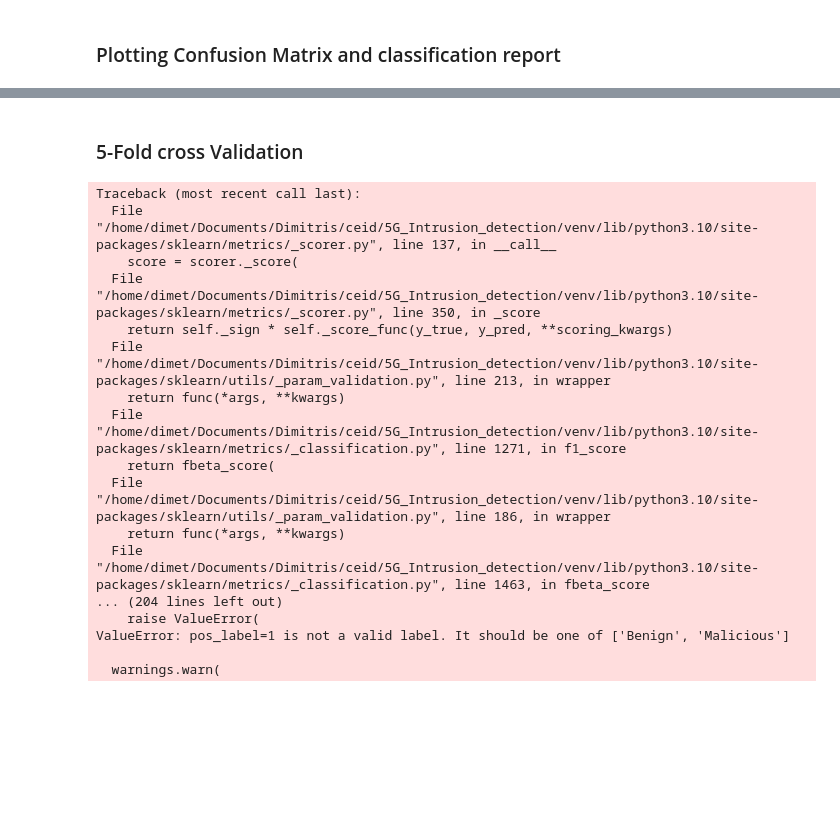
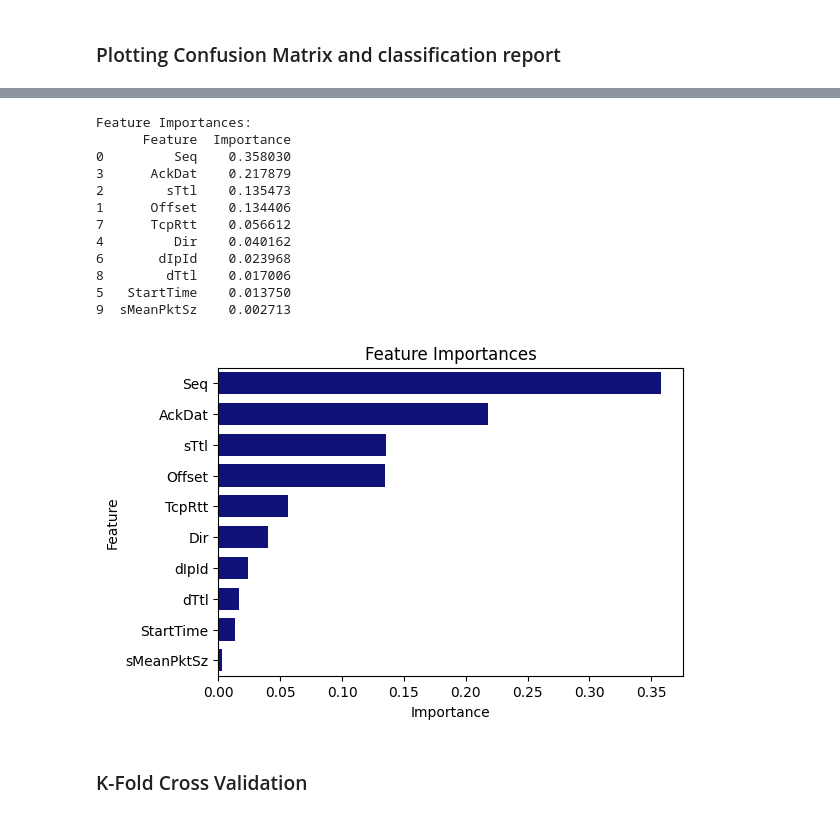
Before and after one commit to DmMeta/5G_Intrusion_detection, a Jupyter notebook: Analysis_Training/RandomForest_model1.ipynb, the cells around one changed output, grey strips where cells are left out. Drawn from its saved outputs; the diff is of its cells as text; code cells hidden in the pictures; blank space fills up the shorter version.

```diff
--- a/Analysis_Training/RandomForest_model1.ipynb
+++ b/Analysis_Training/RandomForest_model1.ipynb
@@ -467,30 +445,47 @@ plt.show()
+# %%
+# Access the trained RandomForestClassifier from the pipeline
+rf = pipeline['classifier']
+
+# Extract feature importances from the trained model
+data = list(zip(top_10_features_cols, rf.feature_importances_))
+df_importances = pd.DataFrame(data, columns=['Feature', 'Importance']).sort_values(by='Importance', ascending=False)
+
+# Print the feature importances
+print("Feature Importances:")
+print(df_importances)
+
+# Plot a bar chart for visualizing feature importances
+plt.figure(figsize=(6, 4))
+sns.barplot(x='Importance', y='Feature',
+            data=df_importances,
+            width=1.2, gap=0.4,
+            color='#00008B')
+plt.title('Feature Importances')
+plt.show()
+
+
+# Uncomment the following lines if you want to visualize the corresponding decision tree of Random Forest Classifier
+# fn = X_test.columns
+# cn = pipeline['classifier'].classes_
+# fig, axes = plt.subplots(nrows=1, ncols=1, figsize=(4, 4), dpi=800)
+# tree.plot_tree(pipeline['classifier'].estimators_[0],
+#                feature_names=fn,
+#                class_names=cn,
+#                filled=True)
+# fig.savefig('rf_tree.png')
+# %% [output]
+Feature Importances:
+      Feature  Importance
+0         Seq    0.358030
+3      AckDat    0.217879
+2        sTtl    0.135473
+1      Offset    0.134406
+7      TcpRtt    0.056612
+4         Dir    0.040162
+6       dIpId    0.023968
+8        dTtl    0.017006
+5   StartTime    0.013750
+9  sMeanPktSz    0.002713
+[figure, added]
 # %% [markdown]
-### 5-Fold cross Validation
+### K-Fold Cross Validation
-# %%
-
-
-scores = ["accuracy","f1", "precision_macro", "recall_macro"]
-pipeline_cv = Pipeline([
-    ('preprocessor', preprocessor),
-    ('classifier', RandomForestClassifier(random_state=42))
-])
-scores = cross_validate(pipeline_cv, nidd_dataset_filtered[top_10_features_cols], nidd_dataset[TARGET],
-               cv=5, scoring=scores, return_train_score=True)
-# %% [output]
-Traceback (most recent call last):
-  File "/home/dimet/Documents/Dimitris/ceid/5G_Intrusion_detection/venv/lib/python3.10/site-packages/sklearn/metrics/_scorer.py", line 137, in __call__
-    score = scorer._score(
-  File "/home/dimet/Documents/Dimitris/ceid/5G_Intrusion_detection/venv/lib/python3.10/site-packages/sklearn/metrics/_scorer.py", line 350, in _score
-    return self._sign * self._score_func(y_true, y_pred, **scoring_kwargs)
-  File "/home/dimet/Documents/Dimitris/ceid/5G_Intrusion_detection/venv/lib/python3.10/site-packages/sklearn/utils/_param_validation.py", line 213, in wrapper
-    return func(*args, **kwargs)
-  File "/home/dimet/Documents/Dimitris/ceid/5G_Intrusion_detection/venv/lib/python3.10/site-packages/sklearn/metrics/_classification.py", line 1271, in f1_score
-    return fbeta_score(
-  File "/home/dimet/Documents/Dimitris/ceid/5G_Intrusion_detection/venv/lib/python3.10/site-packages/sklearn/utils/_param_validation.py", line 186, in wrapper
-    return func(*args, **kwargs)
-  File "/home/dimet/Documents/Dimitris/ceid/5G_Intrusion_detection/venv/lib/python3.10/site-packages/sklearn/metrics/_classification.py", line 1463, in fbeta_score
-... (204 lines left out)
-    raise ValueError(
-ValueError: pos_label=1 is not a valid label. It should be one of ['Benign', 'Malicious']
-
-  warnings.warn(
```
Also changed, not shown: parts of 12 cells of this notebook.
